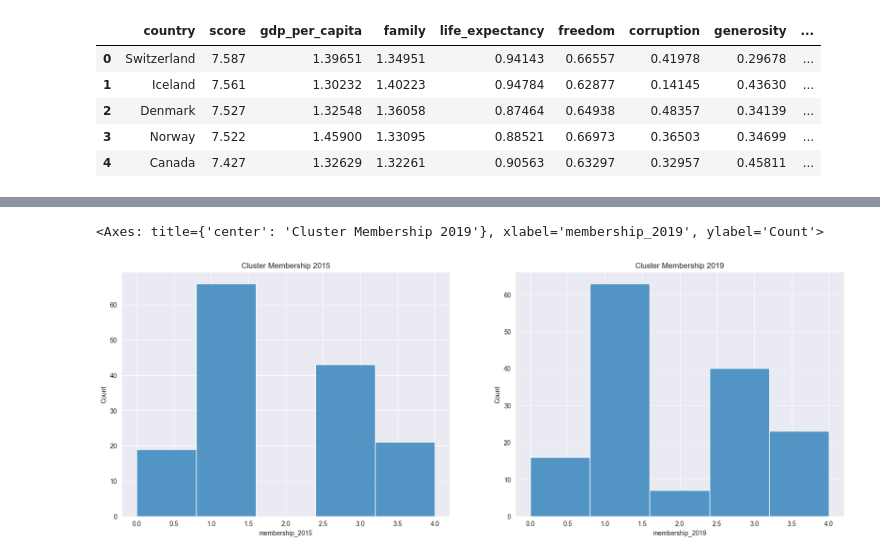
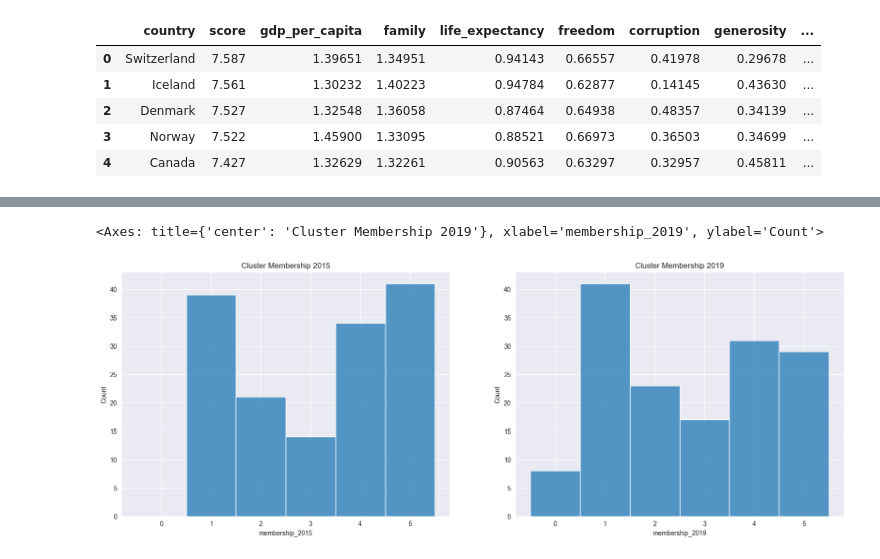
Before and after one commit to kaneeldias/country-happiness-scores, a Jupyter notebook: final.ipynb, the cells around one changed output, grey strips where cells are left out. Drawn from its saved outputs; the diff is of its cells as text; code cells hidden in the pictures.

```diff
--- a/final.ipynb
+++ b/final.ipynb
@@ -552,16 +583,16 @@ clusters_matched
 # %%
 plt.figure(figsize=(20, 15))
 
 plt.subplot(2, 2, 1)
 plt.title('Cluster Membership 2015')
-sns.histplot(clusters_matched['membership_2015'], bins=5)
+sns.histplot(clusters_matched['membership_2015'], binwidth=1, binrange=(-0.5, 5.5))
 
 plt.subplot(2, 2, 2)
 plt.title('Cluster Membership 2019')
-sns.histplot(clusters_matched['membership_2019'], bins=5)
+sns.histplot(clusters_matched['membership_2019'], binwidth=1, binrange=(-0.5, 5.5))
 # %% [output]
 <Axes: title={'center': 'Cluster Membership 2019'}, xlabel='membership_2019', ylabel='Count'>
-[figure, old version]
+[figure, new version]
 # %%
 change_count = 0
 
```
Also changed, not shown: parts of 40 cells of this notebook, 6 other files.
